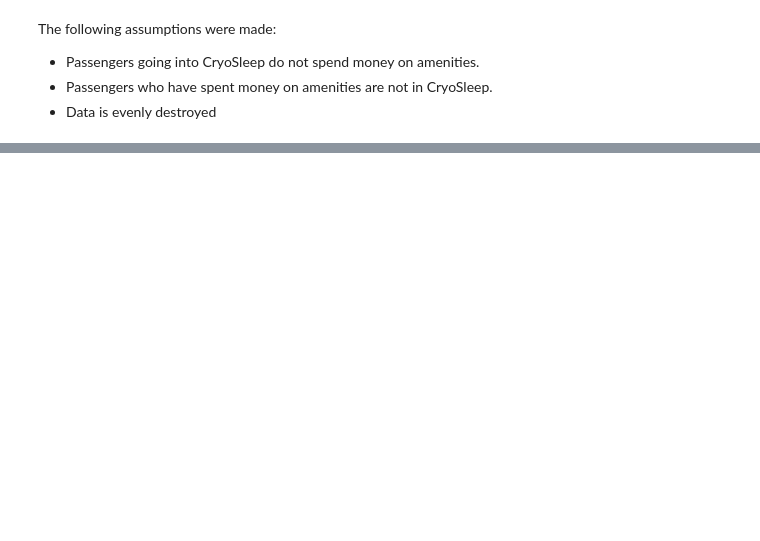
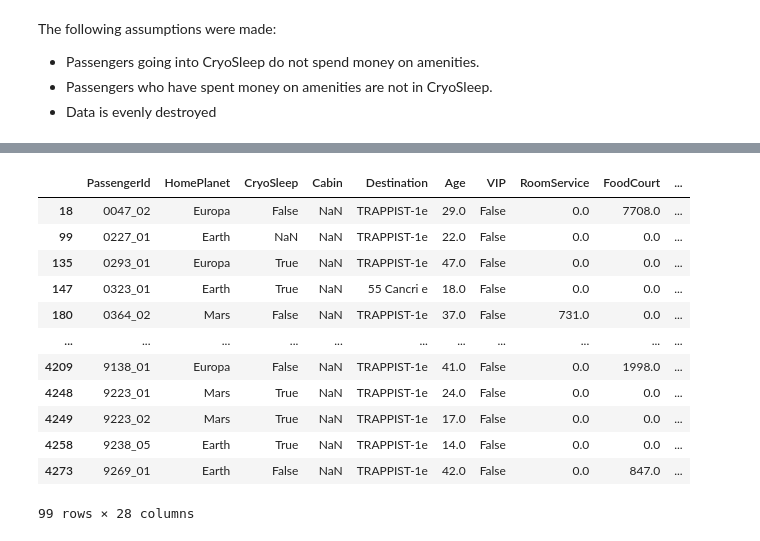
Before and after one commit to keiran0/kaggle-spaceship-titanic, a Jupyter notebook: notebook.ipynb, the cells around one changed output, grey strips where cells are left out. Drawn from its saved outputs; the diff is of its cells as text; code cells hidden in the pictures; blank space fills up the shorter version.

```diff
--- a/notebook.ipynb
+++ b/notebook.ipynb
@@ -385,16 +367,11 @@ df.loc[(df['Deck'].notnull()) & (df['TotalAmenities'].notnull()) & (df['HomePlan
 # %%
-def engineer_data(df):
-    df[['Deck', 'Num', 'Side']] = df['Cabin'].str.split(r'/', expand=True)
-    concat = pd.get_dummies(df.loc[df['Cabin'].notna(), ['Deck', 'Side']])
-    df = pd.concat([df,concat], axis=1)
+df = pd.read_csv('./train.csv')
+df[['Deck', 'Num', 'Side']] = df['Cabin'].str.split(r'/', expand=True)
 
-    df[['RoomService','FoodCourt','ShoppingMall','Spa','VRDeck']] = df[['RoomService','FoodCourt','ShoppingMall','Spa','VRDeck']].astype(float)
-    df['TotalAmenities_ignoreNa'] = df[['RoomService','FoodCourt','ShoppingMall','Spa','VRDeck']].sum(axis=1, skipna=True)
-    df['TotalAmenities'] = df[['RoomService','FoodCourt','ShoppingMall','Spa','VRDeck']].sum(axis=1, skipna=False)
-    df.loc[df['CryoSleep'] == True, ["RoomService", "FoodCourt", "ShoppingMall", "Spa", "VRDeck"]] = df.loc[df['CryoSleep'] == True, ["RoomService", "FoodCourt", "ShoppingMall", "Spa", "VRDeck"]].fillna(0.0)
-    df.loc[(df['TotalAmenities_ignoreNa']>0.0) & (df['CryoSleep'].isnull()), ['CryoSleep']] = df.loc[(df['TotalAmenities_ignoreNa']!=0.0) & (df['CryoSleep'].isnull()), ['CryoSleep']].fillna(False)
-    df['TotalAmenities_ignoreNa'] = df[['RoomService','FoodCourt','ShoppingMall','Spa','VRDeck']].sum(axis=1, skipna=True)
-    df['TotalAmenities'] = df[['RoomService','FoodCourt','ShoppingMall','Spa','VRDeck']].sum(axis=1, skipna=False)
-
-    home_fill = pd.Series(home_predict, index=df.loc[(df['Deck'].notnull()) & (df['TotalAmenities'].notnull()) & (df['HomePlanet'].isnull()), ['HomePlanet']].index)
-    df.loc[(df['Deck'].notnull()) & (df['TotalAmenities'].notnull()) & (df['HomePlanet'].isnull()), ['HomePlanet']] = home_fill
+df[['RoomService','FoodCourt','ShoppingMall','Spa','VRDeck']] = df[['RoomService','FoodCourt','ShoppingMall','Spa','VRDeck']].astype(float)
+df['TotalAmenities_ignoreNa'] = df[['RoomService','FoodCourt','ShoppingMall','Spa','VRDeck']].sum(axis=1, skipna=True)
+df['TotalAmenities'] = df[['RoomService','FoodCourt','ShoppingMall','Spa','VRDeck']].sum(axis=1, skipna=False)
+df.loc[df['CryoSleep'] == True, ["RoomService", "FoodCourt", "ShoppingMall", "Spa", "VRDeck"]] = df.loc[df['CryoSleep'] == True, ["RoomService", "FoodCourt", "ShoppingMall", "Spa", "VRDeck"]].fillna(0.0)
+df.loc[(df['TotalAmenities_ignoreNa']>0.0) & (df['CryoSleep'].isnull()), ['CryoSleep']] = df.loc[(df['TotalAmenities_ignoreNa']!=0.0) & (df['CryoSleep'].isnull()), ['CryoSleep']].fillna(False)
+df['TotalAmenities_ignoreNa'] = df[['RoomService','FoodCourt','ShoppingMall','Spa','VRDeck']].sum(axis=1, skipna=True)
+df['TotalAmenities'] = df[['RoomService','FoodCourt','ShoppingMall','Spa','VRDeck']].sum(axis=1, skipna=False)
@@ -401,3 +446,21 @@ def engineer_data(df):
+# %%
+def engineer_data(input_df):
+    input_df[['RoomService','FoodCourt','ShoppingMall','Spa','VRDeck']] = input_df[['RoomService','FoodCourt','ShoppingMall','Spa','VRDeck']].astype(float)
+    input_df['TotalAmenities_ignoreNa'] = input_df[['RoomService','FoodCourt','ShoppingMall','Spa','VRDeck']].sum(axis=1, skipna=True)
+    input_df['TotalAmenities'] = input_df[['RoomService','FoodCourt','ShoppingMall','Spa','VRDeck']].sum(axis=1, skipna=False)
+    input_df.loc[input_df['CryoSleep'] == True, ["RoomService", "FoodCourt", "ShoppingMall", "Spa", "VRDeck"]] = input_df.loc[input_df['CryoSleep'] == True, ["RoomService", "FoodCourt", "ShoppingMall", "Spa", "VRDeck"]].fillna(0.0)
+    input_df.loc[(input_df['TotalAmenities_ignoreNa']>0.0) & (input_df['CryoSleep'].isnull()), ['CryoSleep']] = input_df.loc[(input_df['TotalAmenities_ignoreNa']!=0.0) & (input_df['CryoSleep'].isnull()), ['CryoSleep']].fillna(False)
+    input_df['TotalAmenities_ignoreNa'] = input_df[['RoomService','FoodCourt','ShoppingMall','Spa','VRDeck']].sum(axis=1, skipna=True)
+    input_df['TotalAmenities'] = input_df[['RoomService','FoodCourt','ShoppingMall','Spa','VRDeck']].sum(axis=1, skipna=False)
+
+    input_df[['Deck', 'Num', 'Side']] = input_df['Cabin'].str.split(r'/', expand=True)
+    concat = pd.get_dummies(input_df.loc[input_df['Cabin'].notna(), ['Deck', 'Side']])
+    input_df = pd.concat([input_df,concat], axis=1)
+    missing_home_data = input_df[(input_df['Deck'].notnull()) & (input_df['TotalAmenities'].notnull()) & (input_df['HomePlanet'].isnull())][['RoomService','FoodCourt','ShoppingMall','Spa','VRDeck','TotalAmenities','Deck_A', 'Deck_B','Deck_C', 'Deck_D', 'Deck_E', 'Deck_F', 'Deck_G', 'Deck_T', 'Side_P','Side_S']]
+    home_predict = home_grid_model.predict(missing_home_data)
+    home_fill = pd.Series(home_predict, index=input_df.loc[(input_df['Deck'].notnull()) & (input_df['TotalAmenities'].notnull()) & (input_df['HomePlanet'].isnull()), ['HomePlanet']].index)
+    input_df.loc[(input_df['Deck'].notnull()) & (input_df['TotalAmenities'].notnull()) & (input_df['HomePlanet'].isnull()), ['HomePlanet']] = home_fill
+    return input_df
 # %% [markdown]
 The following assumptions were made:
 - Passengers going into CryoSleep do not spend money on amenities.
@@ -421,0 +486,2 @@ df
+# %%
+test_df = engineer_data(test_df)
@@ -421,0 +508,16 @@ df
+# %%
+test_df[(test_df['HomePlanet'].notnull()) & (test_df['Cabin'].isnull())]
+# %% [output]
+|  | PassengerId | HomePlanet | CryoSleep | Cabin | Destination | Age | VIP | RoomService | FoodCourt | ... |
+| 18 | 0047_02 | Europa | False | NaN | TRAPPIST-1e | 29.0 | False | 0.0 | 7708.0 | ... |
+| 99 | 0227_01 | Earth | NaN | NaN | TRAPPIST-1e | 22.0 | False | 0.0 | 0.0 | ... |
+| 135 | 0293_01 | Europa | True | NaN | TRAPPIST-1e | 47.0 | False | 0.0 | 0.0 | ... |
+| 147 | 0323_01 | Earth | True | NaN | 55 Cancri e | 18.0 | False | 0.0 | 0.0 | ... |
+| 180 | 0364_02 | Mars | False | NaN | TRAPPIST-1e | 37.0 | False | 731.0 | 0.0 | ... |
+| ... | ... | ... | ... | ... | ... | ... | ... | ... | ... | ... |
+| 4209 | 9138_01 | Europa | False | NaN | TRAPPIST-1e | 41.0 | False | 0.0 | 1998.0 | ... |
+| 4248 | 9223_01 | Mars | True | NaN | TRAPPIST-1e | 24.0 | False | 0.0 | 0.0 | ... |
+| 4249 | 9223_02 | Mars | True | NaN | TRAPPIST-1e | 17.0 | False | 0.0 | 0.0 | ... |
+| 4258 | 9238_05 | Earth | True | NaN | TRAPPIST-1e | 14.0 | False | 0.0 | 0.0 | ... |
+| 4273 | 9269_01 | Earth | False | NaN | TRAPPIST-1e | 42.0 | False | 0.0 | 847.0 | ... |
+99 rows × 28 columns
```
Also changed, not shown: parts of 25 cells of this notebook.
